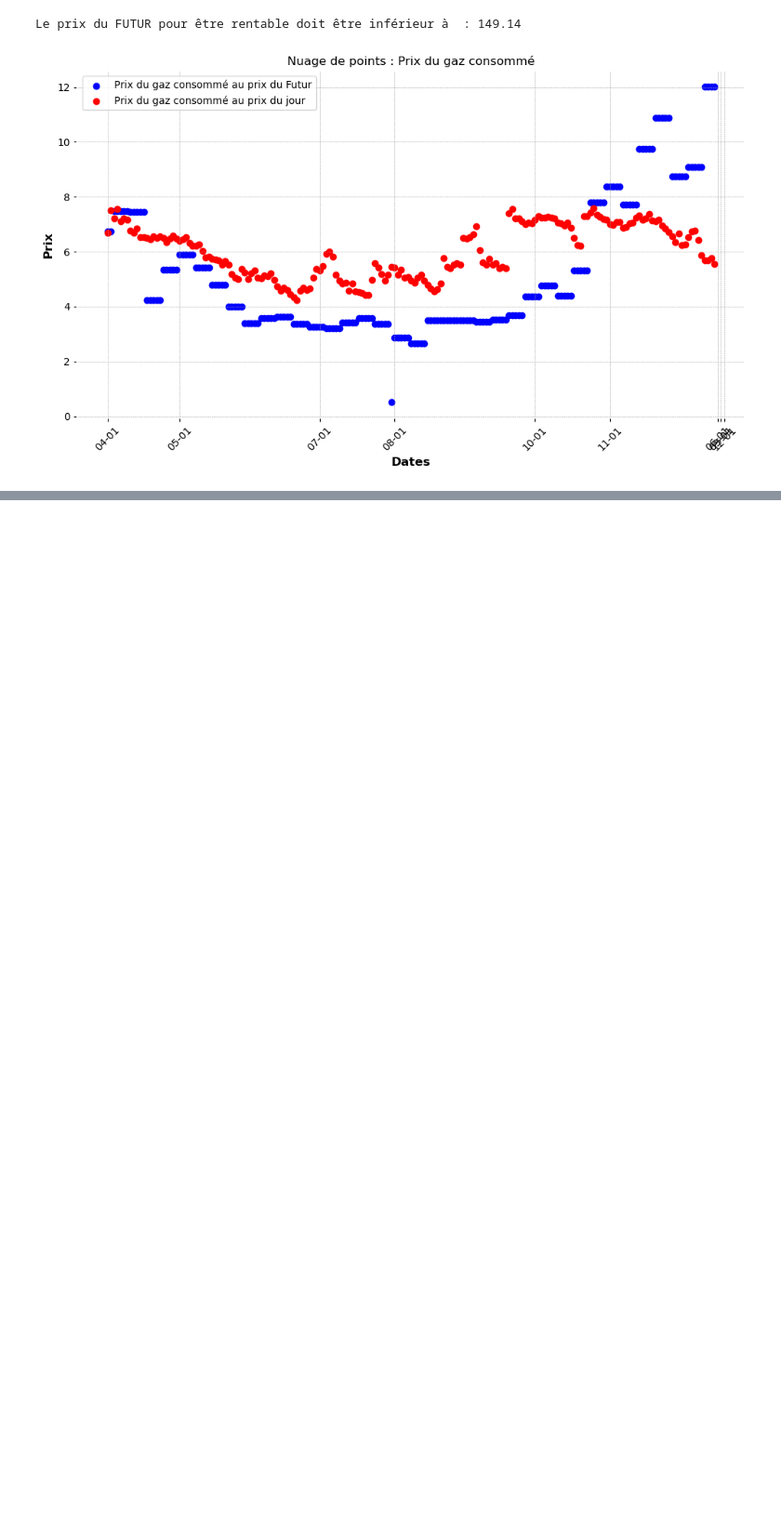
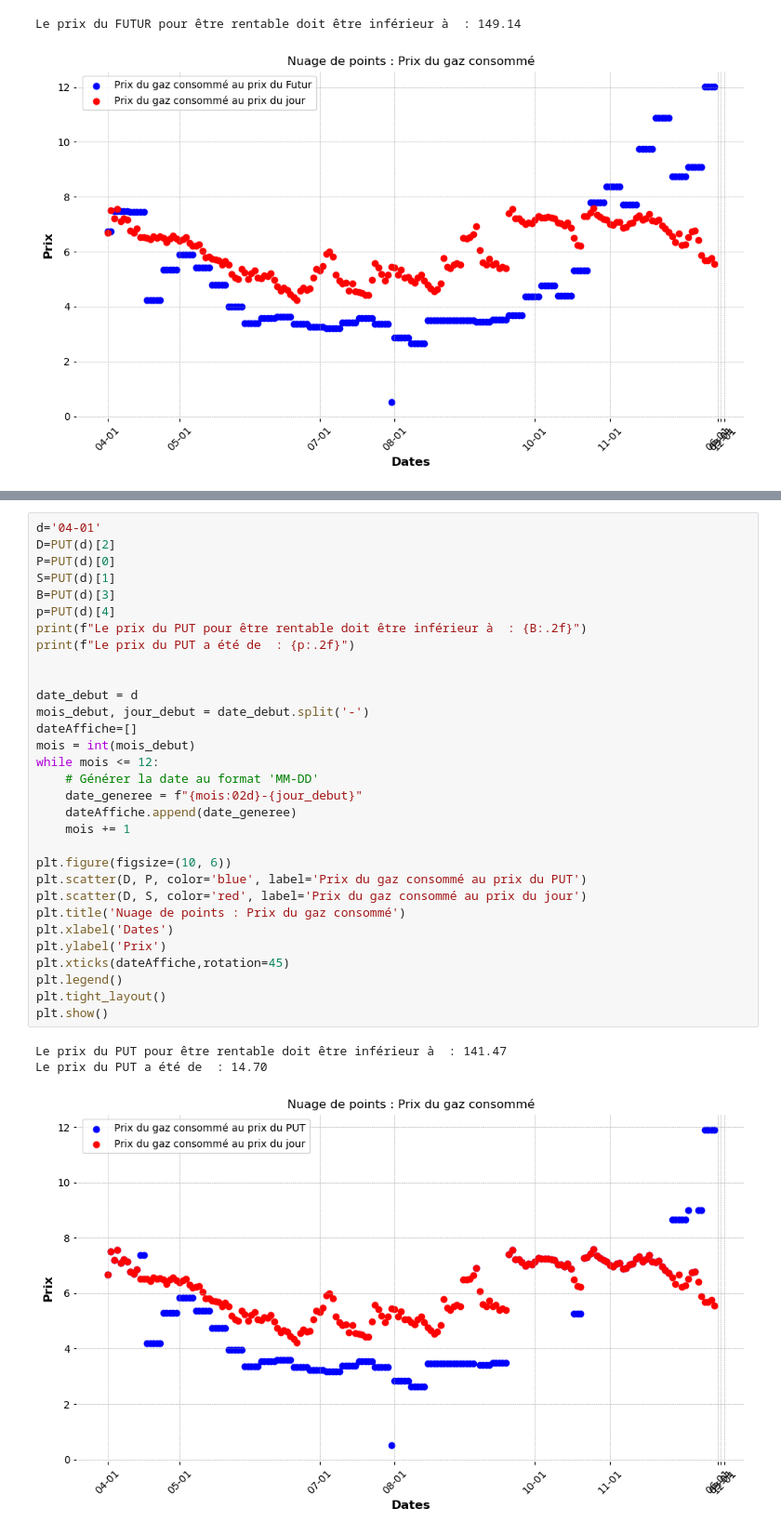
Before and after one commit to ibko14/Stochastic-calculus, a Jupyter notebook: TTF_Hedging.ipynb, the cells around one changed output, grey strips where cells are left out. Shown: that part at 93% size. Cells and saved outputs as stored; diff of their text form; blank space fills up the shorter version.

```diff
--- a/TTF_Hedging.ipynb
+++ b/TTF_Hedging.ipynb
@@ -544,0 +578,35 @@ Le prix du FUTUR pour être rentable doit être inférieur à  : 149.14
+# %%
+d='04-01'
+D=PUT(d)[2]
+P=PUT(d)[0]
+S=PUT(d)[1]
+B=PUT(d)[3]
+p=PUT(d)[4]
+print(f"Le prix du PUT pour être rentable doit être inférieur à  : {B:.2f}")
+print(f"Le prix du PUT a été de  : {p:.2f}")
+
+
+date_debut = d
+mois_debut, jour_debut = date_debut.split('-')
+dateAffiche=[]
+mois = int(mois_debut)
+while mois <= 12:
+    # Générer la date au format 'MM-DD'
+    date_generee = f"{mois:02d}-{jour_debut}"
+    dateAffiche.append(date_generee)
+    mois += 1
+
+plt.figure(figsize=(10, 6))
+plt.scatter(D, P, color='blue', label='Prix du gaz consommé au prix du PUT')
+plt.scatter(D, S, color='red', label='Prix du gaz consommé au prix du jour')
+plt.title('Nuage de points : Prix du gaz consommé')
+plt.xlabel('Dates')
+plt.ylabel('Prix')
+plt.xticks(dateAffiche,rotation=45)
+plt.legend()
+plt.tight_layout()
+plt.show()
+# %% [output]
+Le prix du PUT pour être rentable doit être inférieur à  : 141.47
+Le prix du PUT a été de  : 14.70
+[figure, added]
```
Also changed, not shown: parts of 1 cell of this notebook.
